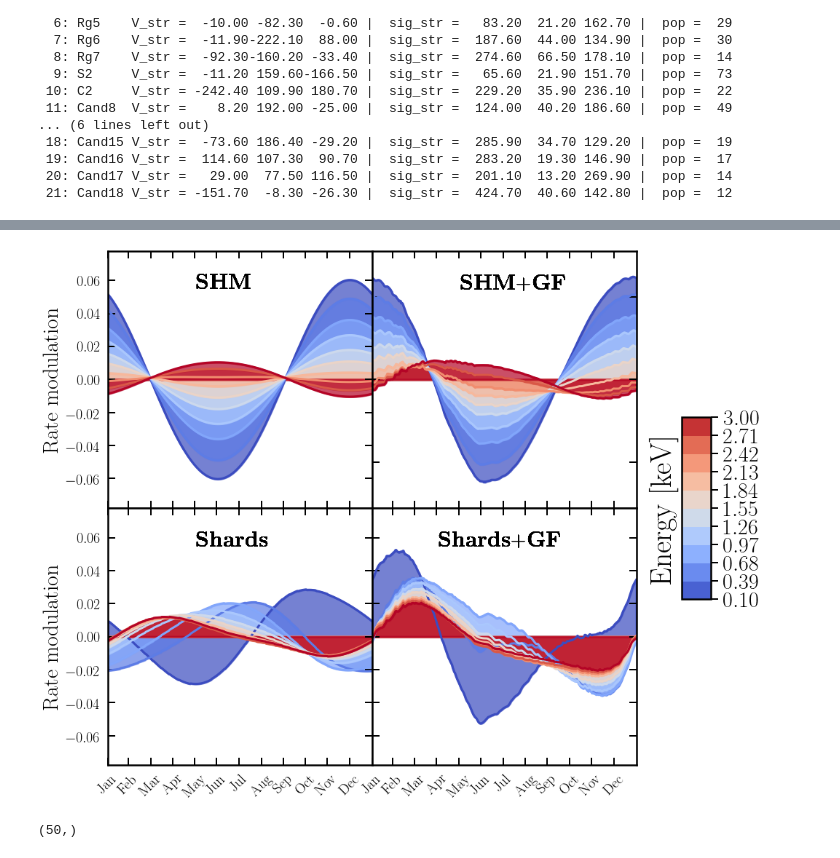
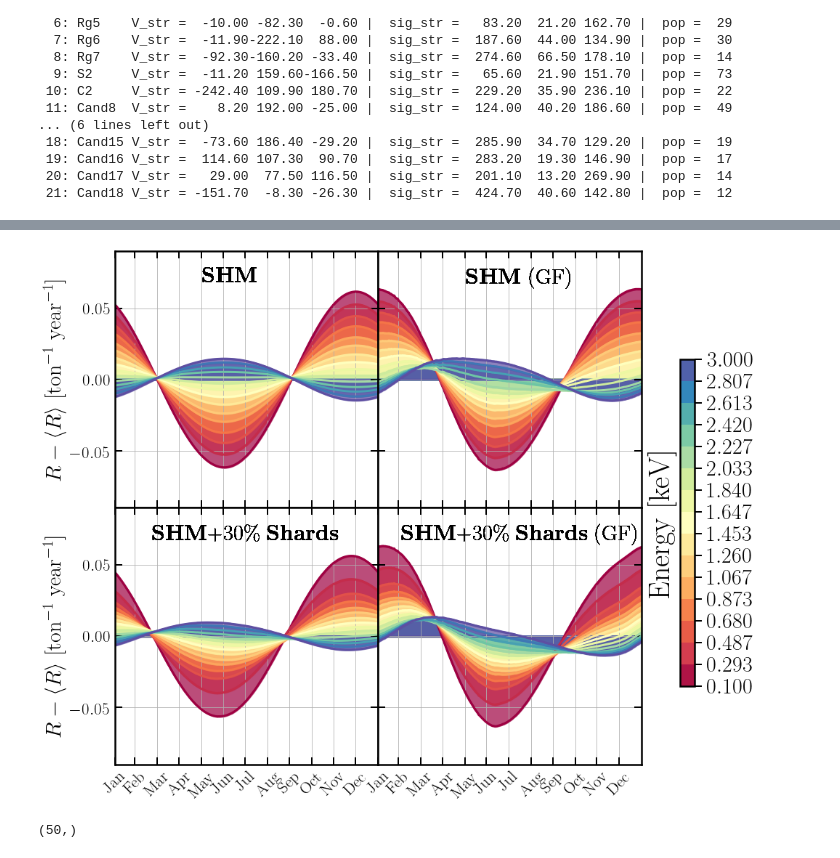
Before and after one commit to cajohare/DarkShards, a Jupyter notebook: code/Plot_GravFocusExamples.ipynb, the cells around one changed output, grey strips where cells are left out. Drawn from its saved outputs; the diff is of its cells as text; code cells hidden in the pictures.

Commit message:
more gravitational focusing examples

```diff
--- a/code/Plot_GravFocusExamples.ipynb
+++ b/code/Plot_GravFocusExamples.ipynb
@@ -13,12 +20,10 @@ plt.rcParams['axes.linewidth'] = 2.5
 plt.rc('text', usetex=True)
 plt.rc('font', family='serif')
 
-#######
-
 # v range
 n = 100
 v = linspace(0.1,850.0,n)
-day = 67.0
+day = 58.0 # choose March 1 for maximum grav. focusing effect
 
 # Halo params
 HaloModel = SHMpp
@@ -34,11 +39,11 @@ dispersions = dat[:,6:9]
 MAD = dat[:,3:6]
 pops = dat[:,9]/sum(dat[:,9])
 
-# Speed distributions
-fv_Iso = SpeedDist_Isotropic(v,day) # Round halo
-fv_Iso_gf = SpeedDist_Isotropic(v,day,GravFocus=True)
+# Speed distributions for halo
+fv_Iso = SpeedDist_Isotropic(v,day) # Unfocused
+fv_Iso_gf = SpeedDist_Isotropic(v,day,GravFocus=True) # Focuses
 
-
+# Speed distributions for shards
 nshards = shape(dat)[0]
 fv = zeros(shape=(nshards,n))
 fv_gf = zeros(shape=(nshards,n))
@@ -46,8 +51,8 @@ print 'Shards              velocities (vx,vy,vz) | dispersions (sig_x,sig_y,sig_
 for i in range(0,nshards):
     v_s = velocities[i,:]
     sig_s = dispersions[i,:]
-    fv[i,:] = pops[i]*SpeedDist_Triaxial(v,day,sig_s,v_shift=v_s)
-    fv_gf[i,:] = pops[i]*SpeedDist_Triaxial(v,day,sig_s,v_shift=v_s,GravFocus=True)
+    fv[i,:] = pops[i]*SpeedDist_Triaxial(v,day,sig_s,v_shift=v_s) # Unfocused
+    fv_gf[i,:] = pops[i]*SpeedDist_Triaxial(v,day,sig_s,v_shift=v_s,GravFocus=True) # Focused
     print '{:3d}{:9s}{:7s}{:7.2f}{:7.2f}{:7.2f}{:14s}{:7.2f}{:7.2f}{:7.2f}{:10s}{:3d}'.format(i+1,': '+names[i],'V_str = ',v_s[0],v_s[1],v_s[2],' |  sig_str = ',sig_s[0],sig_s[1],sig_s[2],' |  pop = ',int(pops[i]*sum(dat[:,9])))
 # %% [output]
 Shards              velocities (vx,vy,vz) | dispersions (sig_x,sig_y,sig_z): | population
@@ -320,5 +443,7 @@ fig.savefig('../plots/plots_png/'+pltname+'.png',bbox_inches='tight')
 # %%
-nbins = 10
+import matplotlib.gridspec as gridspec
+
+nbins = 15
 bin_edges = linspace(0.1,3.0,nbins+1)
 
 def bin_dR(fdR):
@@ -334,8 +459,8 @@ def bin_dR(fdR):
 
 Rbin0 = bin_dR(dR0)
 Rbin0_gf = bin_dR(dR0_gf)
-Rbin = bin_dR(dR)
-Rbin_gf = bin_dR(dR_gf)
+Rbin = bin_dR((1-0.3)*dR0+0.3*dR)
+Rbin_gf = bin_dR((1-0.3)*dR0_gf+0.3*dR_gf)
 
 # Set up subplots
 fig, axarr = plt.subplots(2, 2,figsize=(13,13))
@@ -346,12 +471,12 @@ ax2 = plt.subplot(gs[0,1])
 ax3 = plt.subplot(gs[1,0])
 ax4 = plt.subplot(gs[1,1])
 
-ymax = 0.078
+ymax = 0.09
 labelx = days[-1]/3.0
-labely = 0.7*ymax
+labely = 0.75*ymax
 
 plt.sca(ax1)
-colbins = (cm.coolwarm(linspace(0,1,nbins)))
+colbins = (cm.Spectral(linspace(0,1,nbins)))
 for i in range(0,nbins):
     yc = Rbin0[:,i]
     Rmid = (max(yc)+min(yc))/2.0
@@ -367,7 +492,7 @@ for i in range(0,nbins):
     plt.fill_between(days,yc-Rmid,y2=0.0,linewidth=3,color=colbins[i,:],alpha=0.7)
     plt.plot(days,yc-Rmid,'-',linewidth=3,color=colbins[i,:])
     plt.xticks(cumsum([31,28,31,30,31,30,31,31,30,31,30,31])-31)
-    plt.text(labelx,labely,r'{\bf SHM}+{\bf GF}',fontsize=30)
+    plt.text(labelx,labely,r'{\bf SHM} (GF)',fontsize=30)
 
 plt.sca(ax3)
 for i in range(0,nbins):
@@ -378,7 +503,7 @@ for i in range(0,nbins):
     plt.xticks(cumsum([31,28,31,30,31,30,31,31,30,31,30,31])-31,
            ['Jan','Feb','Mar','Apr','May','Jun','Jul','Aug','Sep','Oct','Nov','Dec'],
            rotation=45)
-    plt.text(labelx,labely,r'{\bf Shards}',fontsize=30)
+    plt.text(labelx-70,labely,r'{\bf SHM}+30\% {\bf Shards}',fontsize=30)
 
 plt.sca(ax4)
 for i in range(0,nbins):
@@ -389,7 +514,7 @@ for i in range(0,nbins):
     plt.xticks(cumsum([31,28,31,30,31,30,31,31,30,31,30,31])-31,
            ['Jan','Feb','Mar','Apr','May','Jun','Jul','Aug','Sep','Oct','Nov','Dec'],
            rotation=45)
-    plt.text(labelx-30,labely,r'{\bf Shards}+{\bf GF}',fontsize=30)
+    plt.text(labelx-90,labely,r'{\bf SHM}+30\% {\bf Shards} (GF)',fontsize=30)
 
 
 ax1.set_xticklabels([])
@@ -399,43 +524,46 @@ ax4.set_yticklabels([])
 
 ax1.set_xlim([0,days[-1]])
 ax2.set_xlim([0,days[-1]])
 ax3.set_xlim([0,days[-1]])
 ax4.set_xlim([0,days[-1]])
 ax1.set_ylim([-ymax,ymax])
 ax2.set_ylim([-ymax,ymax])
 ax3.set_ylim([-ymax,ymax])
 ax4.set_ylim([-ymax,ymax])
 
 # Custom colorbar
-cbaxes = inset_axes(ax2, width="20%", height="50%", bbox_to_anchor=[750, 100, 200, 500])
+cbaxes = inset_axes(ax2, width="10%", height="90%", bbox_to_anchor=[720, 180, 200, 500])
 norm = mpl.colors.Normalize(vmin=bin_edges[0],vmax=bin_edges[-1])
-sm = plt.cm.ScalarMappable(cmap=cmap, norm=norm)
+sm = plt.cm.ScalarMappable(cmap=cm.Spectral, norm=norm)
 sm.set_array([])
 plt.colorbar(sm,cax=cbaxes,ticks=bin_edges,boundaries=bin_edges,orientation='vertical')
 f = plt.gcf().get_children()
 cbar = f[5]
 cbar.tick_params(labelsize=20)
 cbar.tick_params(which='major',direction='out',width=2,length=10,right=True,top=False,pad=7,labelsize=30)
 cbar.tick_params(which='minor',direction='out',width=2,length=7,right=True,top=False)
 cbar.set_ylabel(r'Energy [keV]')
 cbar.yaxis.label.set_size(40)
 cbar.yaxis.set_label_position("left")
-
-ax1.tick_params(which='major',direction='in',width=2,length=10,right=True,top=True,pad=10,labelsize=20)
+ax1.grid()
+ax2.grid()
+ax3.grid()
+ax4.grid()
+ax1.tick_params(which='major',direction='in',width=2,length=10,right=True,top=True,pad=7,labelsize=23)
 ax1.tick_params(which='minor',direction='in',width=1,length=7,right=True,top=True)
-ax2.tick_params(which='major',direction='in',width=2,length=10,right=True,top=True,pad=10,labelsize=30)
+ax2.tick_params(which='major',direction='in',width=2,length=10,right=True,top=True,pad=7,labelsize=33)
 ax2.tick_params(which='minor',direction='in',width=1,length=7,right=True,top=True)
-ax3.tick_params(which='major',direction='in',width=2,length=10,right=True,top=True,pad=10,labelsize=20)
+ax3.tick_params(which='major',direction='in',width=2,length=10,right=True,top=True,pad=7,labelsize=23)
 ax3.tick_params(which='minor',direction='in',width=1,length=7,right=True,top=True)
-ax4.tick_params(which='major',direction='in',width=2,length=10,right=True,top=True,pad=10,labelsize=20)
+ax4.tick_params(which='major',direction='in',width=2,length=10,right=True,top=True,pad=7,labelsize=23)
 ax4.tick_params(which='minor',direction='in',width=1,length=7,right=True,top=True)
 
-ax1.set_ylabel('Rate modulation',fontsize=30)
-ax3.set_ylabel('Rate modulation',fontsize=30)
+ax1.set_ylabel(r'$R-\langle R\rangle$ [ton$^{-1}$ year$^{-1}$]',fontsize=30)
+ax3.set_ylabel(r'$R-\langle R\rangle$ [ton$^{-1}$ year$^{-1}$]',fontsize=30)
 
 plt.show()
 # %% [output]
-[figure, old version]
+[figure, new version]
 # %%
 plt.plot(Rbin[:,0])
 # %% [output]
```
Also changed, not shown: parts of 7 cells of this notebook, 9 other files.
